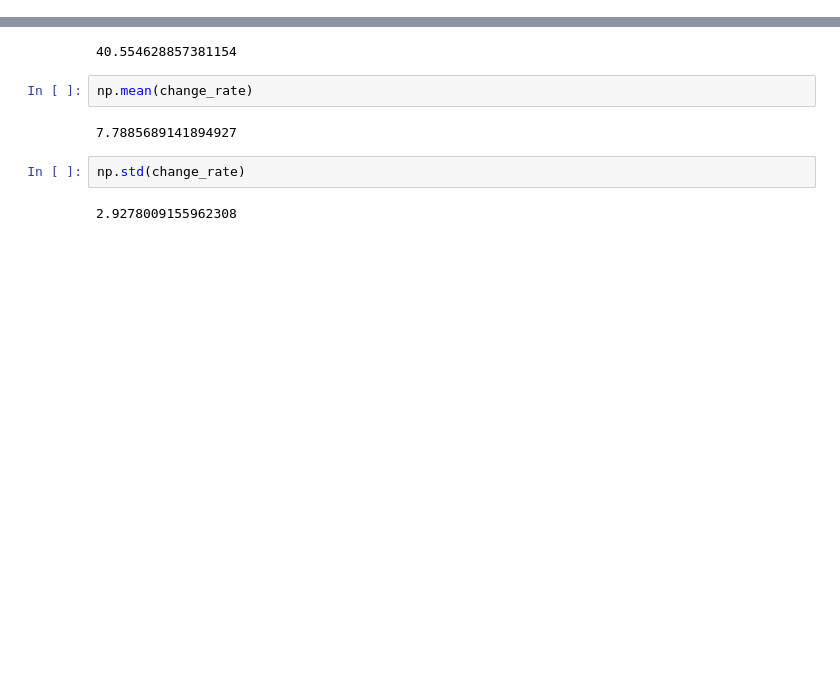
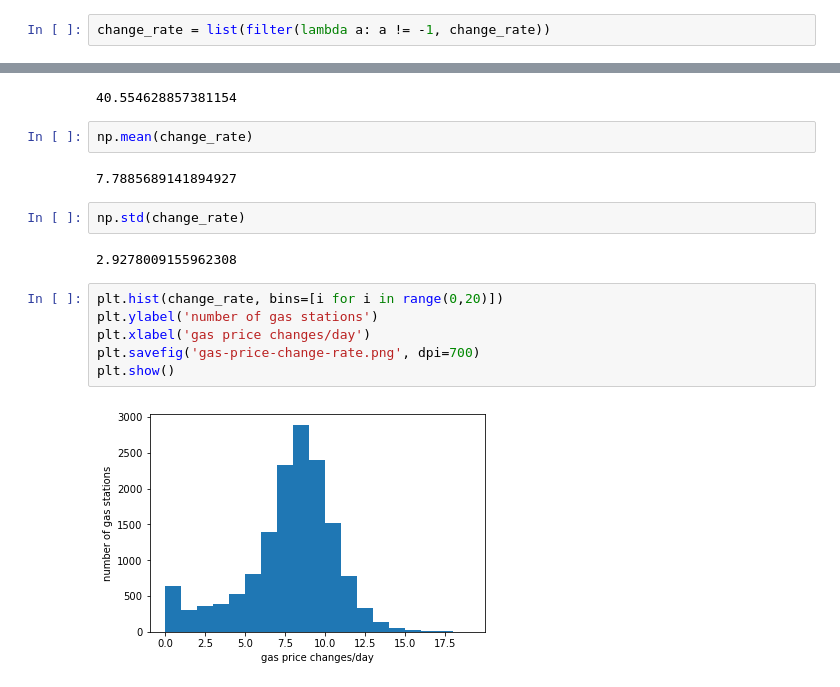
Before and after one commit to WGierke/informatiCup2018, a Jupyter notebook: notebooks/1.0-sb-change-rate.ipynb, the cells around one changed output, grey strips where cells are left out. Cells and saved outputs as stored; diff of their text form; blank space fills up the shorter version.

```diff
--- a/notebooks/1.0-sb-change-rate.ipynb
+++ b/notebooks/1.0-sb-change-rate.ipynb
@@ -75,3 +88,5 @@ plt.show()
+# %%
+change_rate = list(filter(lambda a: a != -1, change_rate))
 # %%
 import numpy as np
 np.max(change_rate)
@@ -85,3 +100,11 @@ np.mean(change_rate)
 np.std(change_rate)
 # %% [output]
 2.9278009155962308
+# %%
+plt.hist(change_rate, bins=[i for i in range(0,20)])
+plt.ylabel('number of gas stations')
+plt.xlabel('gas price changes/day')
+plt.savefig('gas-price-change-rate.png', dpi=700)
+plt.show()
+# %% [output]
+[figure, added]
```
Also changed, not shown: parts of 8 cells of this notebook.
